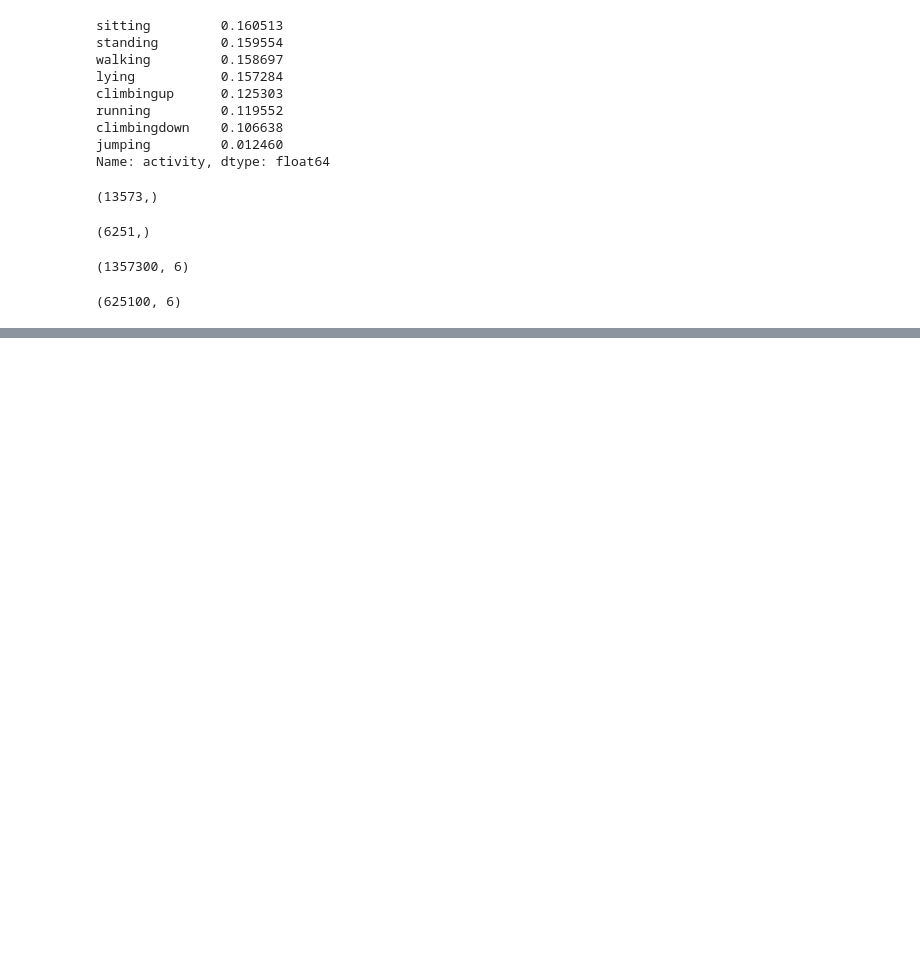
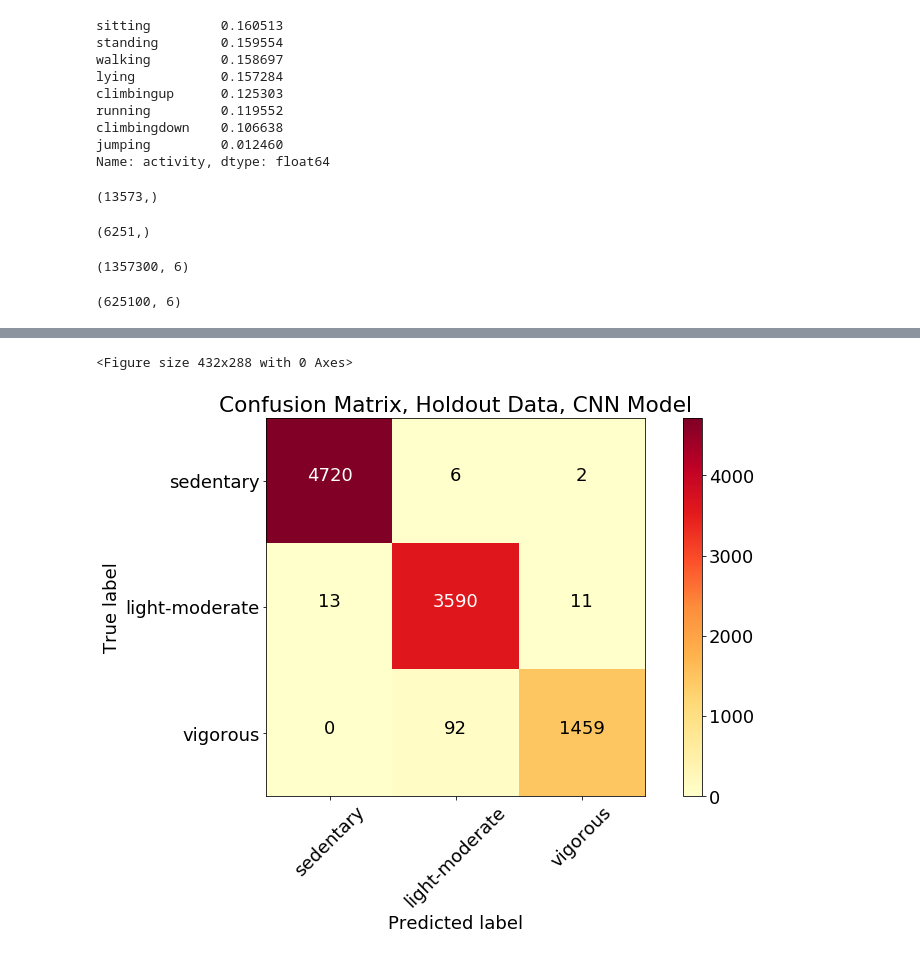
Before and after one commit to keencyclist/movement, a Jupyter notebook: notebooks/Convolution-SubjectTTS.ipynb, the cells around one changed output, grey strips where cells are left out. Cells and saved outputs as stored; diff of their text form; code cells hidden in the pictures; blank space fills up the shorter version.

```diff
--- a/notebooks/Convolution-SubjectTTS.ipynb
+++ b/notebooks/Convolution-SubjectTTS.ipynb
@@ -285,0 +304,20 @@ print("Score: {}; acc: {}".format(score, acc))
+# %%
+# read validation data
+validate = pd.read_pickle('./thigh_validate_clean.pkl')
+# %%
+# create pa (physical activity) recode: 8 --> 3 classes
+validate['pa']=validate.activity.replace({'sitting':'sedentary','standing':'sedentary','walking':'lm','lying':'sedentary','climbingup':'lm',
+                     'running':'vigorous','climbingdown':'lm','jumping':'vigorous'})
+validate['pa_label']=validate.pa.replace({'sedentary':0,'lm':1,'vigorous':2})
+y_valid=validate.pa_label.groupby(validate.sample_num).mean()
+# %%
+X_valid = validate[columns]
+X_valid = sc_10.transform(X_valid)
+X_valid = np.array(X_valid).reshape((-1,100,6))
+# %%
+# get accuracy measures per class
+# source: https://stackoverflow.com/questions/45930750/how-to-output-per-class-accuracy-in-keras
+# Y_test = np.argmax(y_test, axis=1) # Convert one-hot to index
+y_valid_pred = model.predict_classes(X_valid)
+print(classification_report(y_valid, y_valid_pred,
+                            target_names=["sedentary","lm","vigorous"]))
@@ -285,0 +334,13 @@ print("Score: {}; acc: {}".format(score, acc))
+# %%
+cm = confusion_matrix(y_valid,
+                      y_valid_pred,
+                      )
+# Plot non-normalized confusion matrix
+plt.figure()
+plot_confusion_matrix(cm,
+                      classes=["sedentary","light-moderate","vigorous"],
+                      title='Confusion Matrix, Holdout Data, CNN Model',
+                     cmap='YlOrRd');
+# %% [output]
+<Figure size 432x288 with 0 Axes>
+[figure, added]
```
Also changed, not shown: parts of 27 cells of this notebook, 23 other files.
